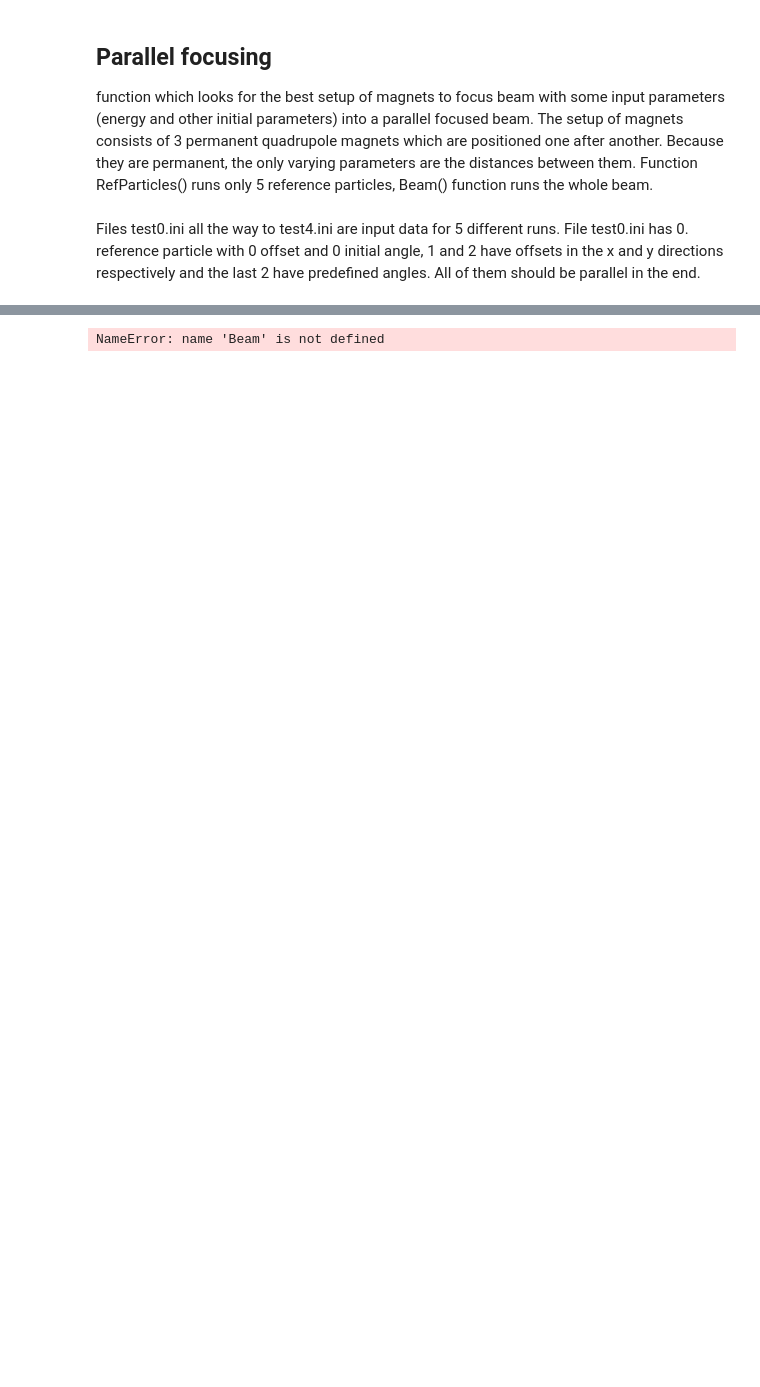
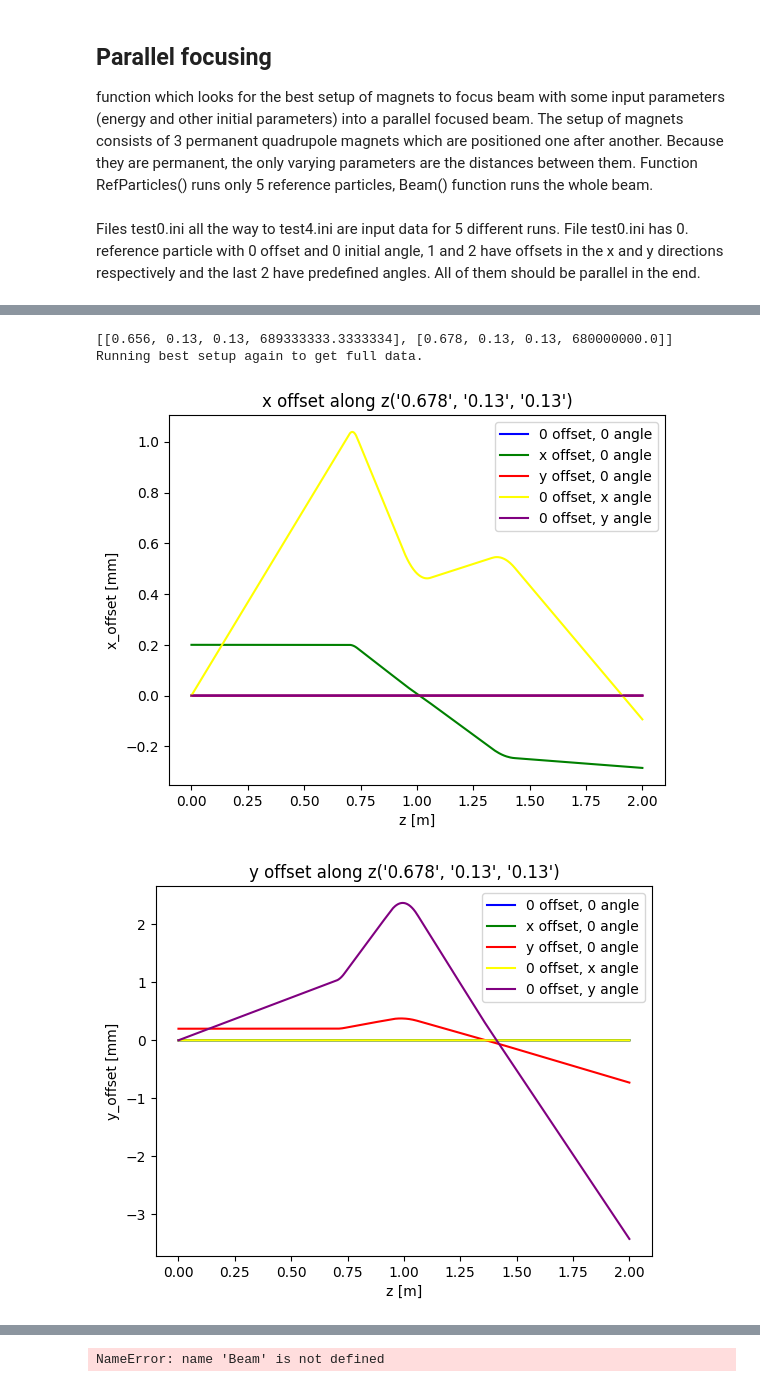
Before and after one commit to mvranovsky/Focusing-And-Deflecting-Devices, a Jupyter notebook: ASTRA/parallelFocusing/parallelFocused.ipynb, the cells around one changed output, grey strips where cells are left out. Drawn from its saved outputs; the diff is of its cells as text; code cells hidden in the pictures; blank space fills up the shorter version.

```diff
--- a/ASTRA/parallelFocusing/parallelFocused.ipynb
+++ b/ASTRA/parallelFocusing/parallelFocused.ipynb
@@ -232,3 +293,15 @@ def fill4DGraph(D1, D2,D3,sum):
 
     return
+# %%
+def giveRange(rangeVar, nInt):
+    #function to determine whether a variable will be varied or not, if yes then determine the range
+    output = []
+    if rangeVar[0] != rangeVar[1]:
+        interval =(rangeVar[1] - rangeVar[0])/nInt
+        for i in range(nInt):
+            output.append(rangeVar[0] + i*interval)
+    else:
+        output.append(rangeVar[0])
+
+    return output
 # %%
@@ -348,10 +387,10 @@ def separateDataXYZ(data):
 
     return XYZ
 # %%
-def plotRefXY(D1, D2, D3):
+def plotRefXY(D1, D2, D3, mom):
 
     print(f"Running best setup again to get full data.")
-    dataBest = runRef(D1, D2, D3, True)
+    dataBest = runRef(D1, D2, D3, mom, True)
 
     data0 = separateDataXYZ(dataBest[0])
     data1 = separateDataXYZ(dataBest[1])
@@ -429,12 +467,25 @@ def plot_4d_data():
 
     return
 # %%
-D1_range = [0.25,0.5]
-D2_range = [0,0.4] #constant for now
-D3_range = [0,0.4]
+D1_range = [0.62,0.68]
+D2_range = [0.13,0.13] #constant for now
+D3_range = [0.13,0.13]
+mom_range = [6.8E+8, 7.2E+8]
+nIntervals = 30
 
-bestD = refParticles(D1_range,D2_range, D3_range)
-print(bestD)
-plotRefXY(*bestD)
+topHatShapedQuads(True)
+
+best = refParticles(D1_range,D2_range, D3_range, mom_range, nIntervals)
+bestX = []
+bestY = []
+if len(best) == 2:
+    bestX = best[0]
+    besty = best[1]
+    print(f"Best setup for focusing in the x direction: '{bestX}'. ")
+    print(f"Best setup for focusing in the y direction: '{bestY}'. ")
+print(best)
+
+plotRefXY(*bestX)
+plotRefXY(0.678, 0.13,0.13,680000000)
 # %% [output]
 Succesfully updated all variables.
@@ -471 +500,9 @@ Running best setup again to get full data.
+# %%
+print(best)
+plotRefXY(0.678, 0.13,0.13,680000000)
+# %% [output]
+[[0.656, 0.13, 0.13, 689333333.3333334], [0.678, 0.13, 0.13, 680000000.0]]
+Running best setup again to get full data.
+[figure, added]
+[figure, added]
 # %%
```
Also changed, not shown: parts of 17 cells of this notebook, 20 other files.
